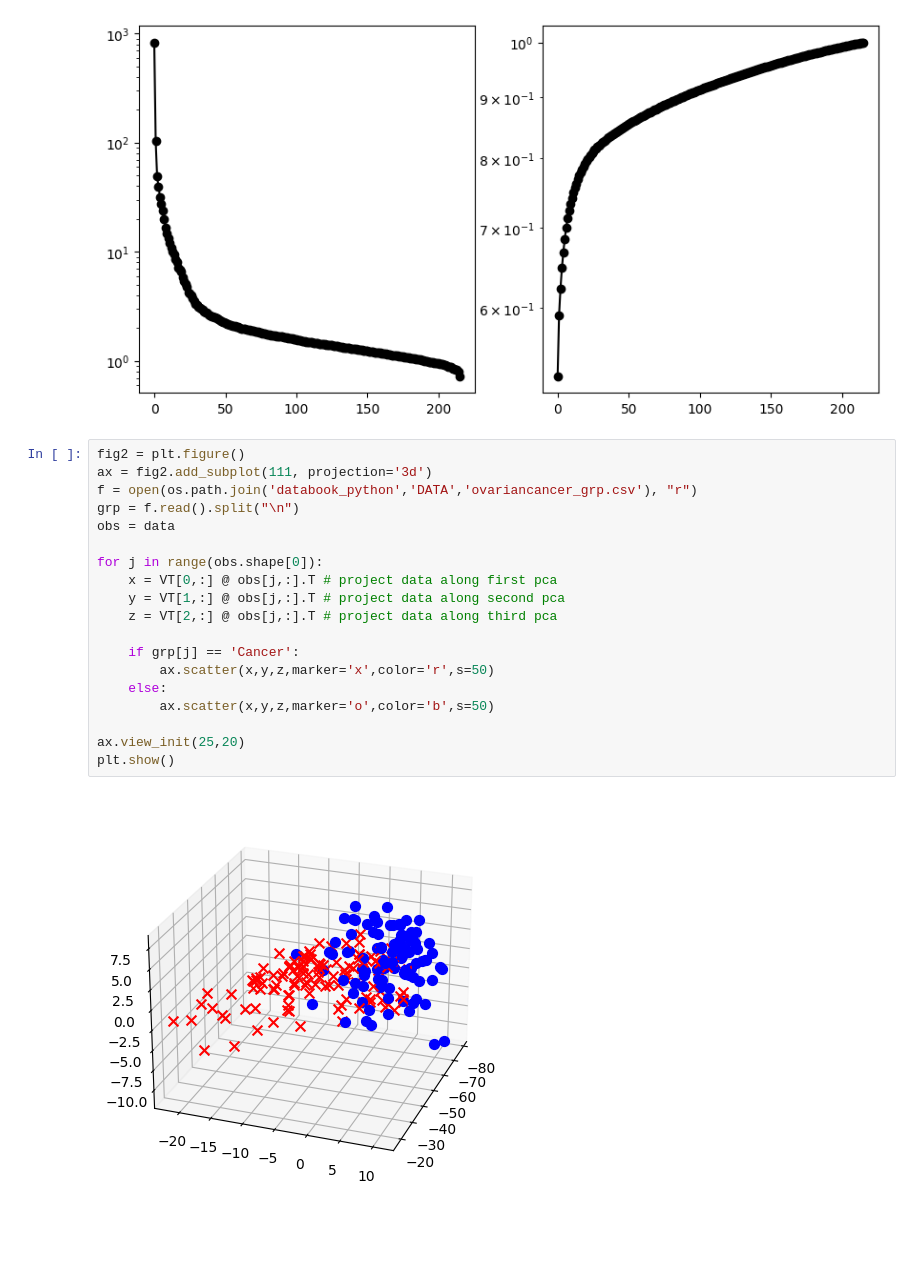
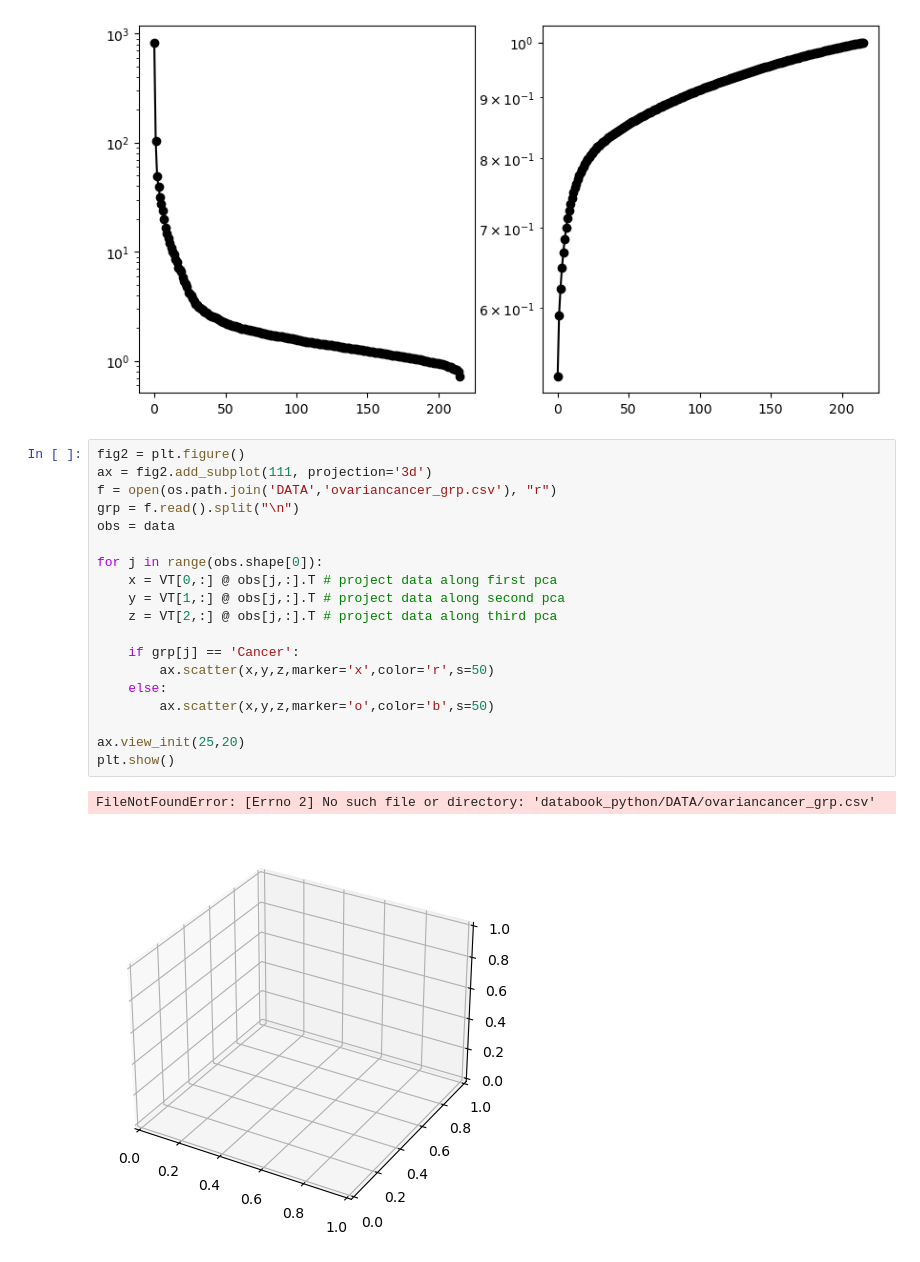
Before and after one commit to piyamure/Data-driven-techniques, a Jupyter notebook: svd_pca.ipynb, the cells around one changed output. Saved outputs shown, nothing was run; the diff lists cells and outputs as text; blank space fills up the shorter version.

```diff
--- a/svd_pca.ipynb
+++ b/svd_pca.ipynb
@@ -147,21 +147,22 @@ ax2.semilogy(np.cumsum(S)/np.sum(S),'-ko')
 # %%
 fig2 = plt.figure()
 ax = fig2.add_subplot(111, projection='3d')
-f = open(os.path.join('databook_python','DATA','ovariancancer_grp.csv'), "r")
+f = open(os.path.join('DATA','ovariancancer_grp.csv'), "r")
 grp = f.read().split("\n")
 obs = data
 
 for j in range(obs.shape[0]):
     x = VT[0,:] @ obs[j,:].T # project data along first pca
     y = VT[1,:] @ obs[j,:].T # project data along second pca
     z = VT[2,:] @ obs[j,:].T # project data along third pca
 
     if grp[j] == 'Cancer':
         ax.scatter(x,y,z,marker='x',color='r',s=50)
     else:
         ax.scatter(x,y,z,marker='o',color='b',s=50)
 
 ax.view_init(25,20)
 plt.show()
 # %% [output]
+FileNotFoundError: [Errno 2] No such file or directory: 'databook_python/DATA/ovariancancer_grp.csv'
-[figure, old version]
+[figure, new version]
```
Also changed, not shown: parts of 4 cells of this notebook.
